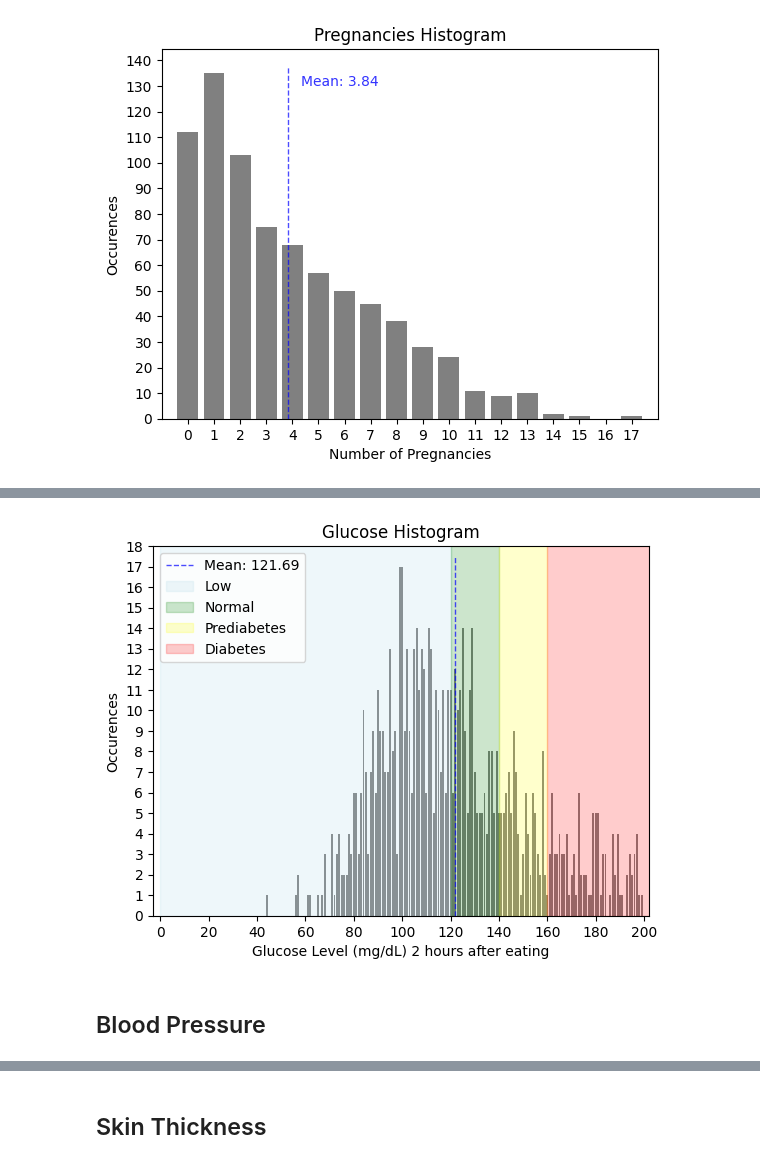
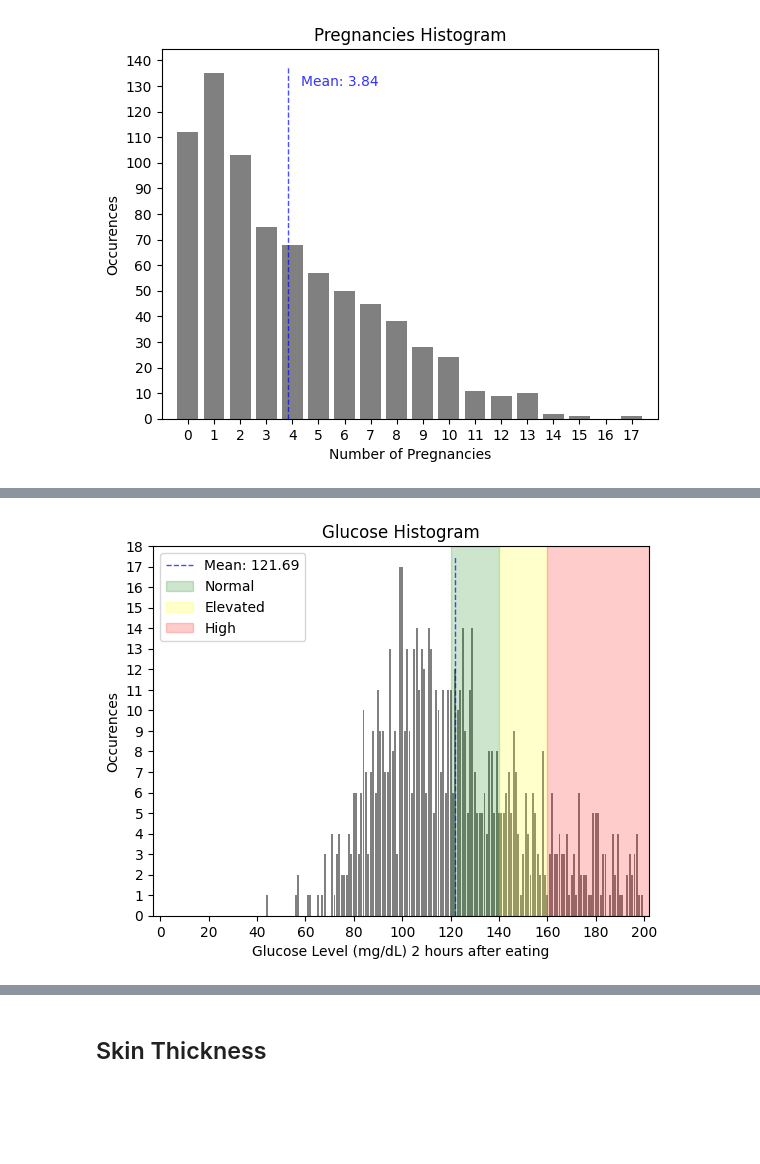
Before and after one commit to Bluxen/DA-Project1, a Jupyter notebook: 13_diabetes_prediction.ipynb, the cells around one changed output, grey strips where cells are left out. Saved outputs shown, nothing was run; the diff lists cells and outputs as text; code cells hidden in the pictures; blank space fills up the shorter version.

```diff
--- a/13_diabetes_prediction.ipynb
+++ b/13_diabetes_prediction.ipynb
@@ -75,44 +106,39 @@ diabetes_filtered_glucose = diabetes[diabetes['Glucose'] != 0]
 
 # get minimum and maximum glucose levels
 min_glucose = diabetes_filtered_glucose['Glucose'].min()
 max_glucose = diabetes_filtered_glucose['Glucose'].max()
 
-# calculate average glucose range
+# calculate average glucose level
 average_glucose = diabetes_filtered_glucose['Glucose'].mean()
 
 # show histogram of glucose levels
 counts, bins, patches = plt.hist(diabetes_filtered_glucose['Glucose'], bins=range(0, max_glucose + 2), align='left', rwidth=0.8, color='gray')
 plt.xticks(range(0, max_glucose + 2, 20))
 plt.xlim([0 - 3, max_glucose + 3])
 plt.ylim([0, counts.max() + 1])
 plt.locator_params(axis='y', nbins=20)
 
 # show mean on histogram
 plt.vlines(average_glucose, 0, plt.ylim()[1] * 0.97, colors='blue', linestyles='dashed', linewidth=1, alpha=0.7)
 
 # define glucose level ranges (2 hours after eating)
-low_lower_bound = 0
-low_upper_bound = 120
 normal_lower_bound = 120
 normal_upper_bound = 140
-prediabetes_lower_bound = 140
-prediabetes_upper_bound = 160
-diabetes_lower_bound = 160
-diabetes_upper_bound = 300
+elevated_lower_bound = 140
+elevated_upper_bound = 160
+high_lower_bound = 160
+high_upper_bound = 300
 
 # show the ranges on the histogram
-plt.fill_betweenx([0, plt.ylim()[1]], low_lower_bound, low_upper_bound, color='lightblue', alpha=0.2)
 plt.fill_betweenx([0, plt.ylim()[1]], normal_lower_bound, normal_upper_bound, color='green', alpha=0.2)
-plt.fill_betweenx([0, plt.ylim()[1]], prediabetes_lower_bound, prediabetes_upper_bound, color='yellow', alpha=0.2)
-plt.fill_betweenx([0, plt.ylim()[1]], diabetes_lower_bound, diabetes_upper_bound, color='red', alpha=0.2)
-plt.legend(['Mean: ' + "{:.2f}".format(average_glucose),'Low', 'Normal', 'Prediabetes', 'Diabetes'], loc='upper left')
+plt.fill_betweenx([0, plt.ylim()[1]], elevated_lower_bound, elevated_upper_bound, color='yellow', alpha=0.2)
+plt.fill_betweenx([0, plt.ylim()[1]], high_lower_bound, high_upper_bound, color='red', alpha=0.2)
+plt.legend(['Mean: ' + "{:.2f}".format(average_glucose), 'Normal', 'Elevated', 'High'], loc='upper left')
 
 
 plt.title('Glucose Histogram')
 plt.xlabel('Glucose Level (mg/dL) 2 hours after eating')
 plt.ylabel('Occurences')
 plt.show()
 # %% [output]
-[figure, old version]
+[figure, new version]
-# %% [markdown]
-## Blood Pressure
```
Also changed, not shown: parts of 10 cells of this notebook.
